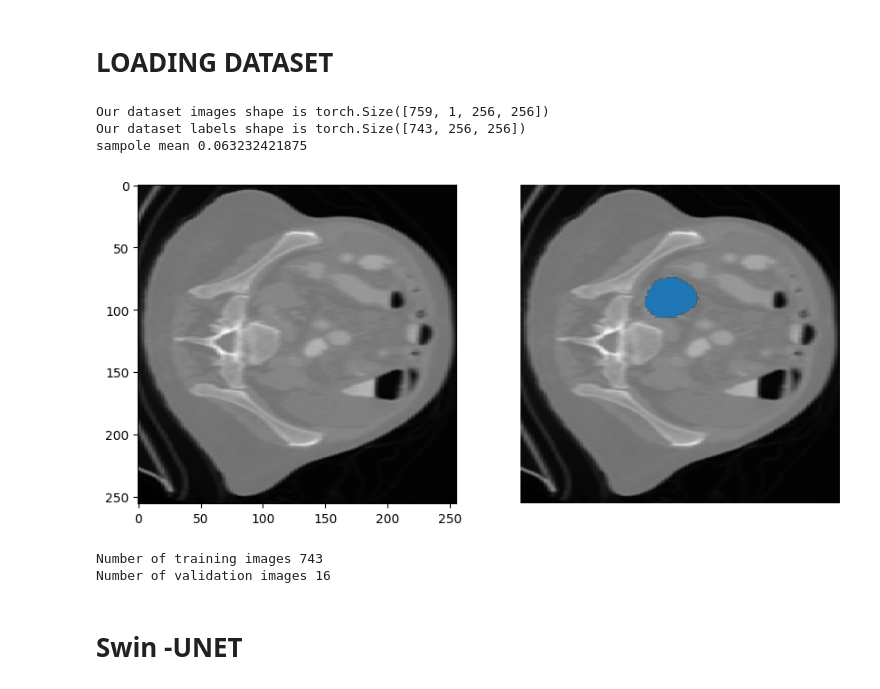
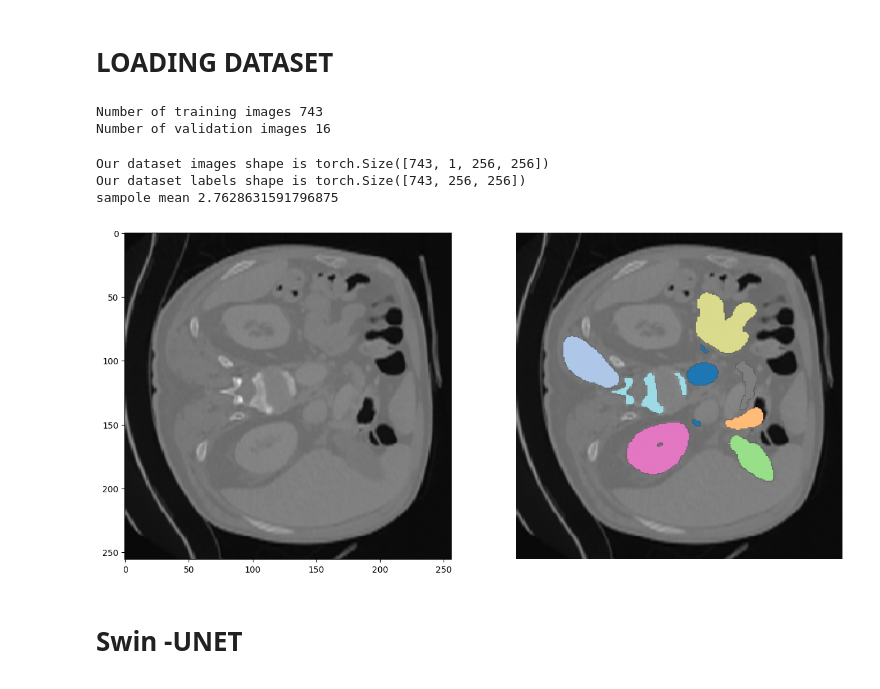
Before and after one commit to MauroAbidalCarrer/raidium_challenge, a Jupyter notebook: swin_unet.ipynb, the cells around one changed output. Cells and saved outputs as stored; diff of their text form; code cells hidden in the pictures.

```diff
--- a/swin_unet.ipynb
+++ b/swin_unet.ipynb
@@ -14,9 +15,6 @@ from torch.utils.data import DataLoader
 # %% [markdown]
 # LOADING DATASET
 # %%
-import os
-import torchvision
-
 def load_imgs_as_tensor(imgs_parent_dir: str) -> torch.Tensor:
     imsge_files = list(sorted(
         Path(imgs_parent_dir).glob("*.png"),
@@ -51,32 +49,73 @@ y_train = (
     )
     .reshape(-1, 256,256)
 )
+
+## KEEP WITH THE ABOVE CODE
+x_train, x_valid, y_train, y_valid = train_test_split(
+    x_train,
+    y_train,
+    test_size=0.02,
+    random_state=0,
+)
+assert len(x_train) == len(y_train)
+assert len(x_valid) == len(y_valid)
+print(f"Number of training images {len(x_train)}")
+print(f"Number of validation images {len(x_valid)}")
+# %% [output]
+Number of training images 743
+Number of validation images 16
+# %%
+device = torch.device("cuda" if torch.cuda.is_available() else "cpu")
 # %%
 # Here is a function to display side by side a slide and a segmented mask
 def plot_slice_seg(slice_image, *seg_masks):
     fig, axes = plt.subplots(1, 1 + len(seg_masks))
-    fig = fig.set_size_inches(10, 10)
+    fig = fig.set_size_inches(15, 15)
     axes[0].imshow(slice_image, cmap="gray")
     for seg_i, seg_mask in enumerate(seg_masks):
         axes[seg_i + 1].imshow(slice_image, cmap="gray")
         seg_masked = np.ma.masked_where(seg_mask.reshape((256,256)) == 0, (seg_mask.reshape((256,256))))
         axes[seg_i + 1].imshow(seg_masked, cmap="tab20")
     plt.axis("off")
     plt.show()
 
+@torch.no_grad
+def plt_pred(
+        model: nn.Module,
+        sample_idx: int,
+        split: Literal["train", "val", "test"],
+    ):
+    x = {"train": x_train, "val": x_valid, "test": x_test}[split]
+    image_test = x[sample_idx]
+    label_test = model(image_test.unsqueeze(0).to(device))
+    pred_test = torch.argmax(label_test, dim=1)
+    if split in ("train", "val"):
+        y = {"train": y_train, "val":y_valid}[split]
+        plot_slice_seg(
+            image_test.squeeze(),
+            pred_test.squeeze().cpu().numpy(),
+            y[sample_idx],
+        )
+    else:
+        plot_slice_seg(
+            image_test.squeeze(),
+            pred_test.squeeze().cpu().numpy(),
+        )
+
+
 print(f"Our dataset images shape is {x_train.shape}")
 print(f"Our dataset labels shape is {y_train.shape}")
-SAMPLE_IDX = 5
+SAMPLE_IDX = 600
 print(f"sampole mean {y_train[SAMPLE_IDX].squeeze().mean()}")
 plot_slice_seg(
     x_train[SAMPLE_IDX].squeeze(),
     y_train[SAMPLE_IDX].squeeze().to(dtype=torch.float32),
 )
 # %% [output]
-Our dataset images shape is torch.Size([759, 1, 256, 256])
+Our dataset images shape is torch.Size([743, 1, 256, 256])
 Our dataset labels shape is torch.Size([743, 256, 256])
-sampole mean 0.063232421875
+sampole mean 2.7628631591796875
-[figure, old version]
+[figure, new version]
 # %%
 def standardize_dataset(dataset: np.ndarray | torch.Tensor):
     mean, std = dataset.mean(), dataset.std()
@@ -84,21 +123,6 @@ def standardize_dataset(dataset: np.ndarray | torch.Tensor):
 
 x_train = standardize_dataset(x_train)
 x_test = standardize_dataset(x_test)
-# %%
-## Split for train and test data
-X_train, X_valid, y_train, y_valid = train_test_split(
-    x_train,
-    y_train,
-    test_size=0.02,
-    random_state=0,
-)
-assert len(X_train) == len(y_train)
-assert len(X_valid) == len(y_valid)
-print(f"Number of training images {len(X_train)}")
-print(f"Number of validation images {len(X_valid)}")
-# %% [output]
-Number of training images 743
-Number of validation images 16
 # %%
 from torch.utils.data import TensorDataset
 
```
Also changed, not shown: parts of 9 cells of this notebook.
